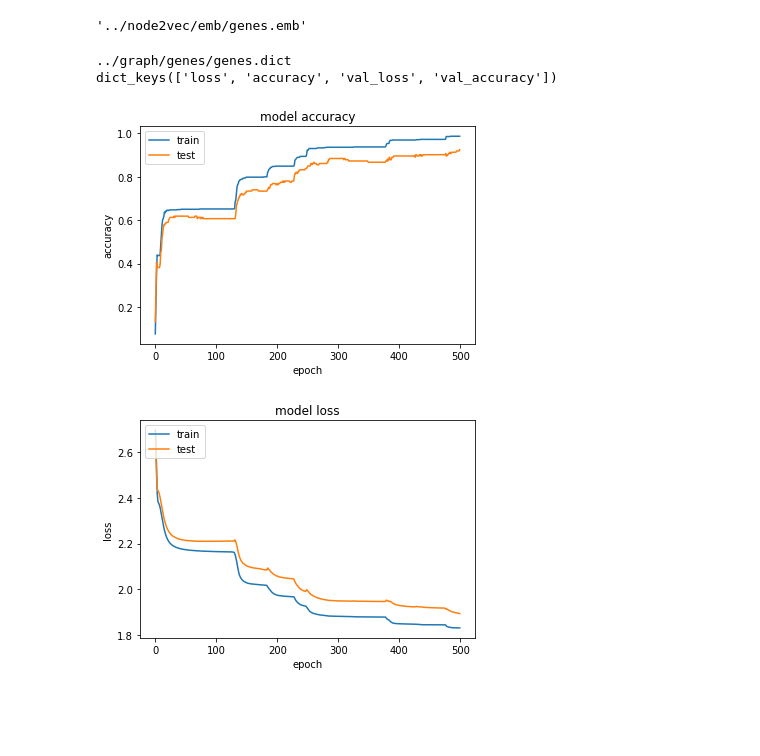
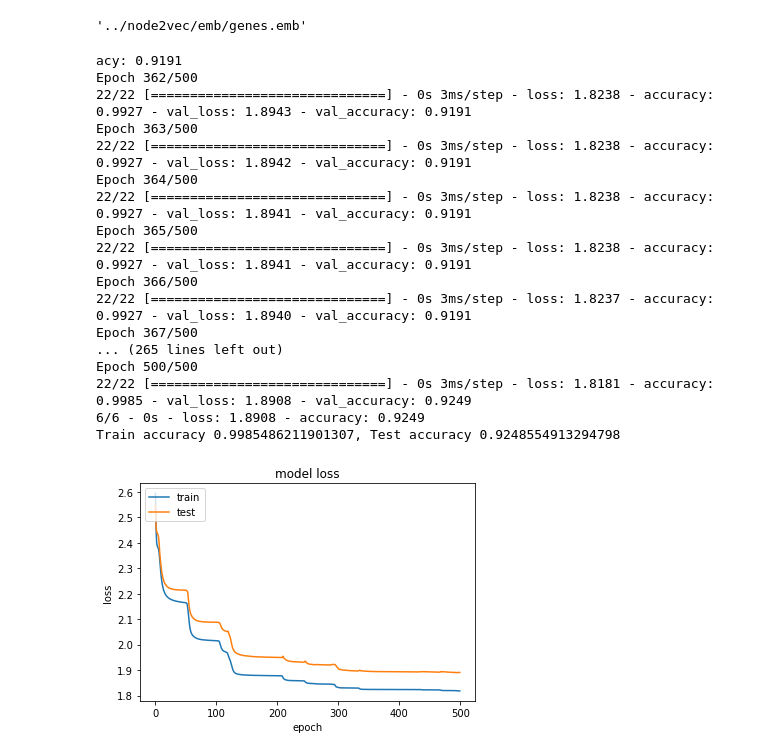
Before and after one commit to TheDataStation/relational-embedding, a Jupyter notebook: evaluation/model_evals.ipynb, the cells around one changed output. Saved outputs shown, nothing was run; the diff lists cells and outputs as text; code cells hidden in the pictures; blank space fills up the shorter version.

```diff
--- a/evaluation/model_evals.ipynb
+++ b/evaluation/model_evals.ipynb
@@ -62,35 +62,48 @@ path
 # %%
 model = KeyedVectors.load_word2vec_format(path)
 table_name = path.split("/")[-1][:-4]
 if "_sparse" in table_name or "_spectral" in table_name:
     table_name = "_".join(table_name.split("_")[:-1])
 model_dict_path = "../graph/{}/{}.dict".format(task, table_name)
 
 print(model_dict_path)
 # Obtain textified & quantized data
 training_loss = []
 testing_loss = []
 for i in [100]:
     if i > model.vector_size: continue
     df_textified = EU.textify_df(
         trimmed_table, strategies, location_processed)
     x_vec = EU.vectorize_df(
         df_textified, model, model.vocab,
         model_dict=model_dict_path, model_type=method
     )
 
     model_2dim = EU.get_PCA_for_embedding(model, ndim=i)
     x_vec_2dim = EU.vectorize_df(
         df_textified, model_2dim, model.vocab,
         model_dict=model_dict_path, model_type=method
     )
     tests = train_test_split(x_vec_2dim, Y, test_size=test_size, random_state=1234)
-    history = None
-    train_loss, test_loss = EU.classification_task_nn(*tests, history)
+    train_loss, test_loss = EU.classification_task_nn(*tests)
     training_loss.append(train_loss)
     testing_loss.append(test_loss)
 # %% [output]
-../graph/genes/genes.dict
-dict_keys(['loss', 'accuracy', 'val_loss', 'val_accuracy'])
+acy: 0.9191
+Epoch 362/500
+22/22 [==============================] - 0s 3ms/step - loss: 1.8238 - accuracy: 0.9927 - val_loss: 1.8943 - val_accuracy: 0.9191
+Epoch 363/500
+22/22 [==============================] - 0s 3ms/step - loss: 1.8238 - accuracy: 0.9927 - val_loss: 1.8942 - val_accuracy: 0.9191
+Epoch 364/500
+22/22 [==============================] - 0s 3ms/step - loss: 1.8238 - accuracy: 0.9927 - val_loss: 1.8941 - val_accuracy: 0.9191
+Epoch 365/500
+22/22 [==============================] - 0s 3ms/step - loss: 1.8238 - accuracy: 0.9927 - val_loss: 1.8941 - val_accuracy: 0.9191
+Epoch 366/500
+22/22 [==============================] - 0s 3ms/step - loss: 1.8237 - accuracy: 0.9927 - val_loss: 1.8940 - val_accuracy: 0.9191
+Epoch 367/500
+... (265 lines left out)
+Epoch 500/500
+22/22 [==============================] - 0s 3ms/step - loss: 1.8181 - accuracy: 0.9985 - val_loss: 1.8908 - val_accuracy: 0.9249
+6/6 - 0s - loss: 1.8908 - accuracy: 0.9249
+Train accuracy 0.9985486211901307, Test accuracy 0.9248554913294798
-[figure, old version]
+[figure, new version]
-[figure, removed]
```
Also changed, not shown: parts of 1 cell of this notebook, 5 other files.
